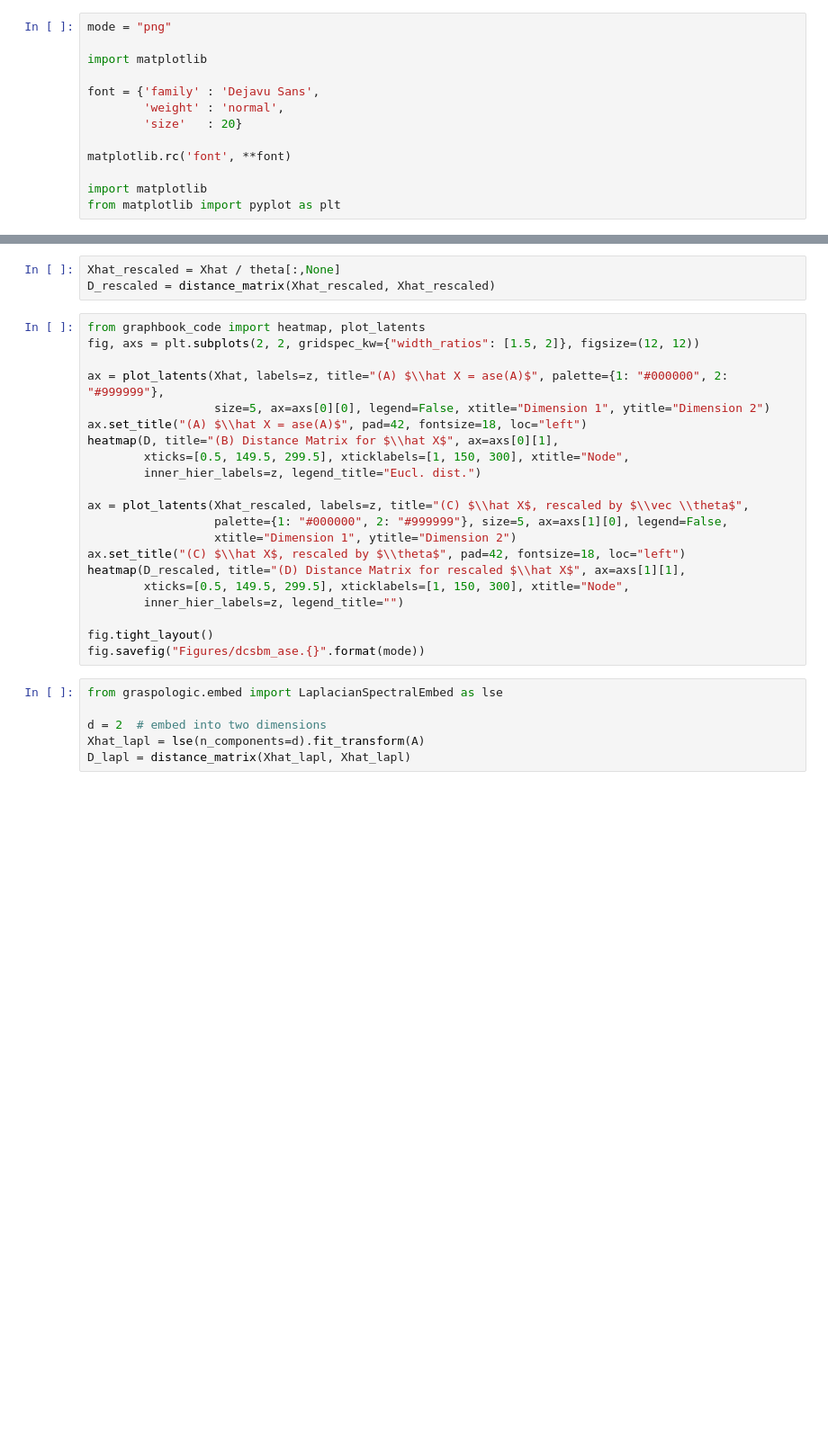
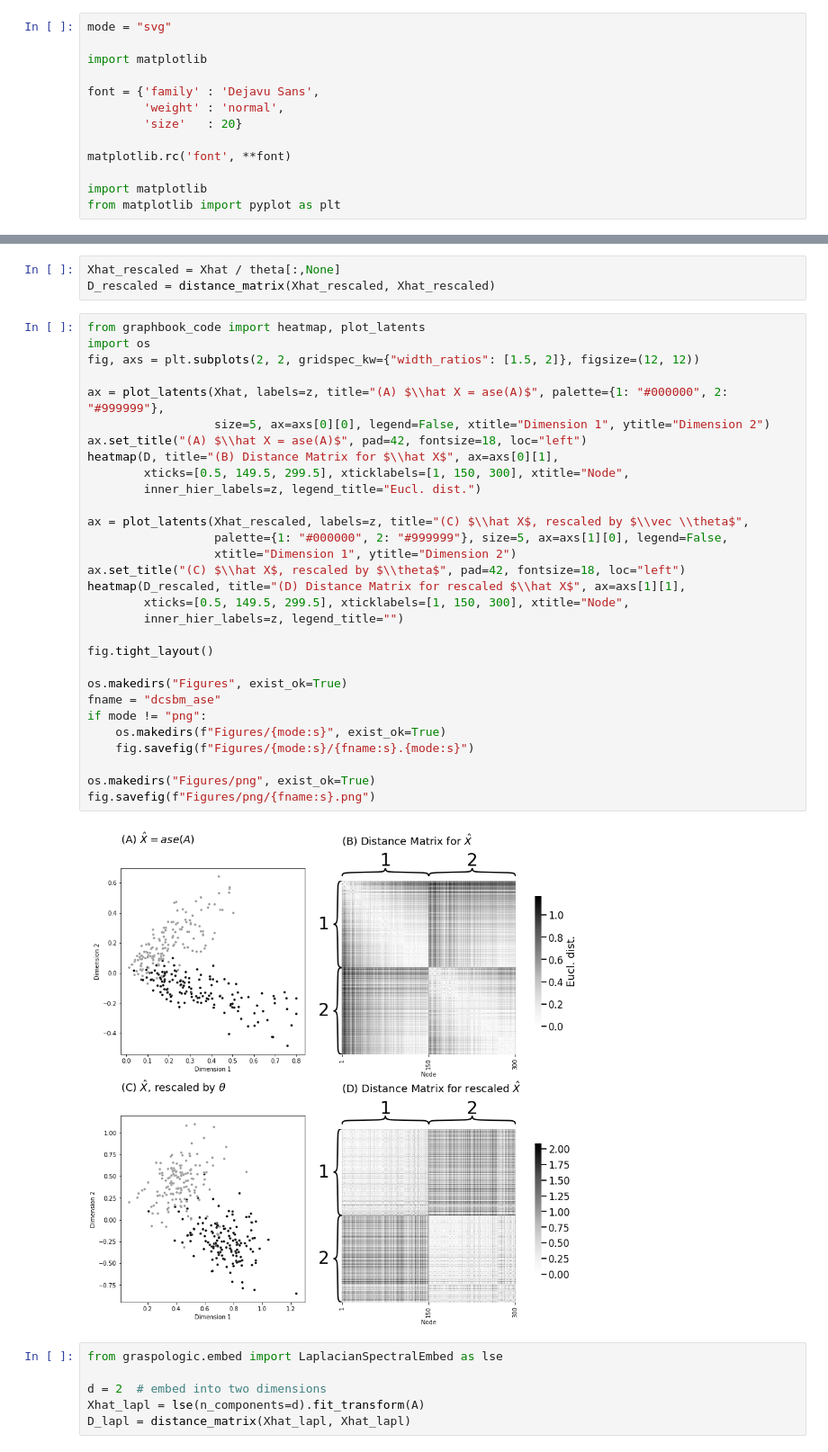
Before and after one commit to ebridge2/textbook_figs, a Jupyter notebook: Ch5/Section54.ipynb, the cells around one changed output, grey strips where cells are left out. Shown: that part at 90% size. Cells and saved outputs as stored; diff of their text form; blank space fills up the shorter version.

Commit message:
updated to add figure folder creation

```diff
--- a/Ch5/Section54.ipynb
+++ b/Ch5/Section54.ipynb
@@ -1,5 +1,5 @@
 # %%
-mode = "png"
+mode = "svg"
 
 import matplotlib
 
@@ -36,25 +36,36 @@ Xhat_rescaled = Xhat / theta[:,None]
 D_rescaled = distance_matrix(Xhat_rescaled, Xhat_rescaled)
 # %%
 from graphbook_code import heatmap, plot_latents
+import os
 fig, axs = plt.subplots(2, 2, gridspec_kw={"width_ratios": [1.5, 2]}, figsize=(12, 12))
 
 ax = plot_latents(Xhat, labels=z, title="(A) $\\hat X = ase(A)$", palette={1: "#000000", 2: "#999999"},
                   size=5, ax=axs[0][0], legend=False, xtitle="Dimension 1", ytitle="Dimension 2")
 ax.set_title("(A) $\\hat X = ase(A)$", pad=42, fontsize=18, loc="left")
 heatmap(D, title="(B) Distance Matrix for $\\hat X$", ax=axs[0][1],
         xticks=[0.5, 149.5, 299.5], xticklabels=[1, 150, 300], xtitle="Node",
         inner_hier_labels=z, legend_title="Eucl. dist.")
 
 ax = plot_latents(Xhat_rescaled, labels=z, title="(C) $\\hat X$, rescaled by $\\vec \\theta$",
                   palette={1: "#000000", 2: "#999999"}, size=5, ax=axs[1][0], legend=False,
                   xtitle="Dimension 1", ytitle="Dimension 2")
 ax.set_title("(C) $\\hat X$, rescaled by $\\theta$", pad=42, fontsize=18, loc="left")
 heatmap(D_rescaled, title="(D) Distance Matrix for rescaled $\\hat X$", ax=axs[1][1],
         xticks=[0.5, 149.5, 299.5], xticklabels=[1, 150, 300], xtitle="Node",
         inner_hier_labels=z, legend_title="")
 
 fig.tight_layout()
-fig.savefig("Figures/dcsbm_ase.{}".format(mode))
+
+os.makedirs("Figures", exist_ok=True)
+fname = "dcsbm_ase"
+if mode != "png":
+    os.makedirs(f"Figures/{mode:s}", exist_ok=True)
+    fig.savefig(f"Figures/{mode:s}/{fname:s}.{mode:s}")
+
+os.makedirs("Figures/png", exist_ok=True)
+fig.savefig(f"Figures/png/{fname:s}.png")
+# %% [output]
+[figure, added]
 # %%
 from graspologic.embed import LaplacianSpectralEmbed as lse
 
```
Also changed, not shown: parts of 2 cells of this notebook, 18 other files.
